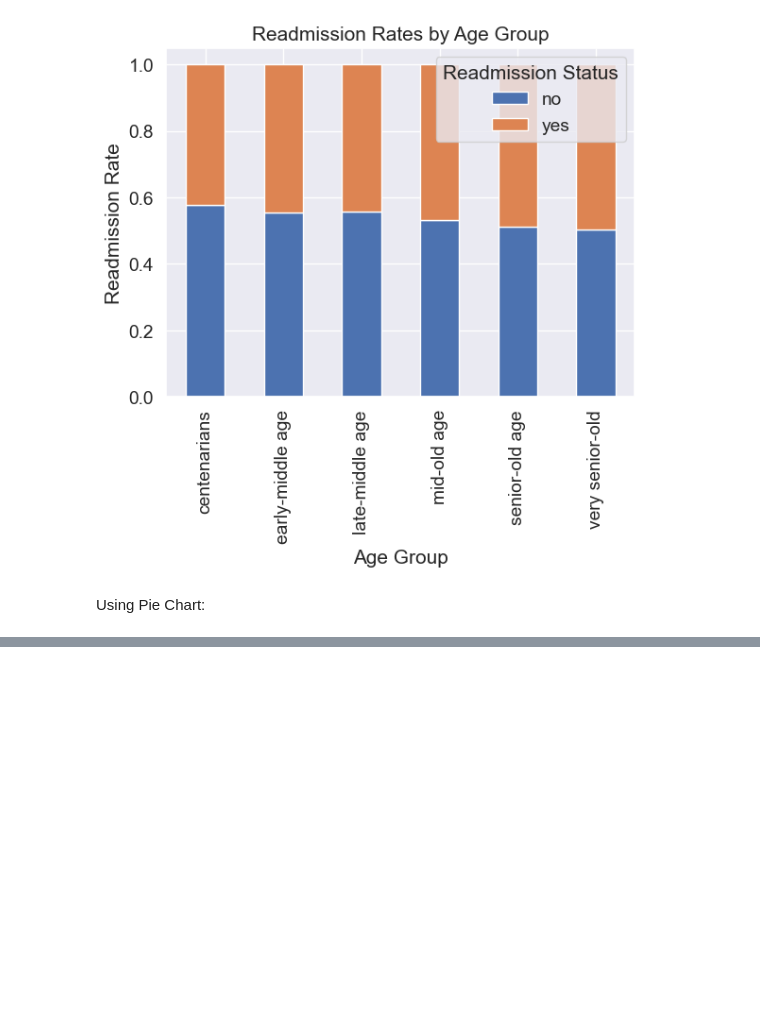
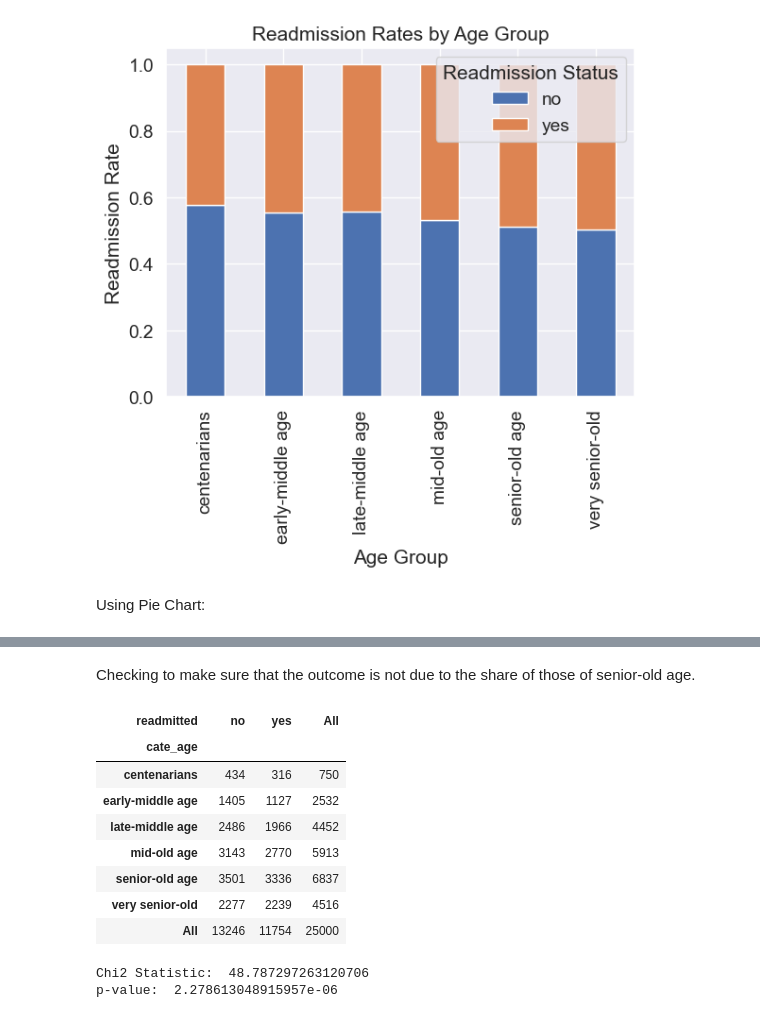
Before and after one commit to el-tortugo/hospital-readmissions-project, a Jupyter notebook: hrea-exploration.ipynb, the cells around one changed output, grey strips where cells are left out. Drawn from its saved outputs; the diff is of its cells as text; code cells hidden in the pictures; blank space fills up the shorter version.

Commit message:
Saved dataframe to CSV. Added chi2 analysis

```diff
--- a/hrea-exploration.ipynb
+++ b/hrea-exploration.ipynb
@@ -335,0 +351,23 @@ plt.show()
+# %% [markdown]
+Checking to make sure that the outcome is not due to the share of those of senior-old age.
+# %%
+contingency_table = pd.crosstab(df['cate_age'], df['readmitted'], margins = True)
+contingency_table
+# %% [output]
+| readmitted | no | yes | All |
+| cate_age |  |  |  |
+| centenarians | 434 | 316 | 750 |
+| early-middle age | 1405 | 1127 | 2532 |
+| late-middle age | 2486 | 1966 | 4452 |
+| mid-old age | 3143 | 2770 | 5913 |
+| senior-old age | 3501 | 3336 | 6837 |
+| very senior-old | 2277 | 2239 | 4516 |
+| All | 13246 | 11754 | 25000 |
+# %%
+from scipy.stats import chi2_contingency
+chi2, p, dof, expected = chi2_contingency(contingency_table.values)
+print("Chi2 Statistic: ", chi2)
+print('p-value: ', p)
+# %% [output]
+Chi2 Statistic:  48.787297263120706
+p-value:  2.278613048915957e-06
```
Also changed, not shown: parts of 14 cells of this notebook, 1 other file.
